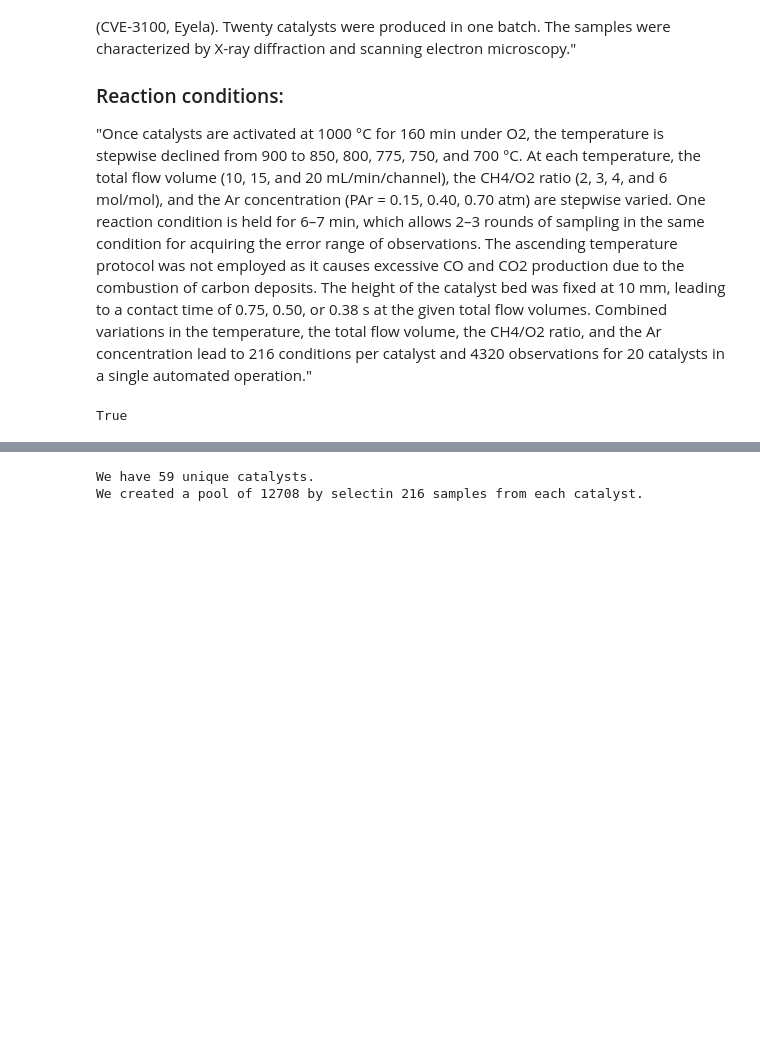
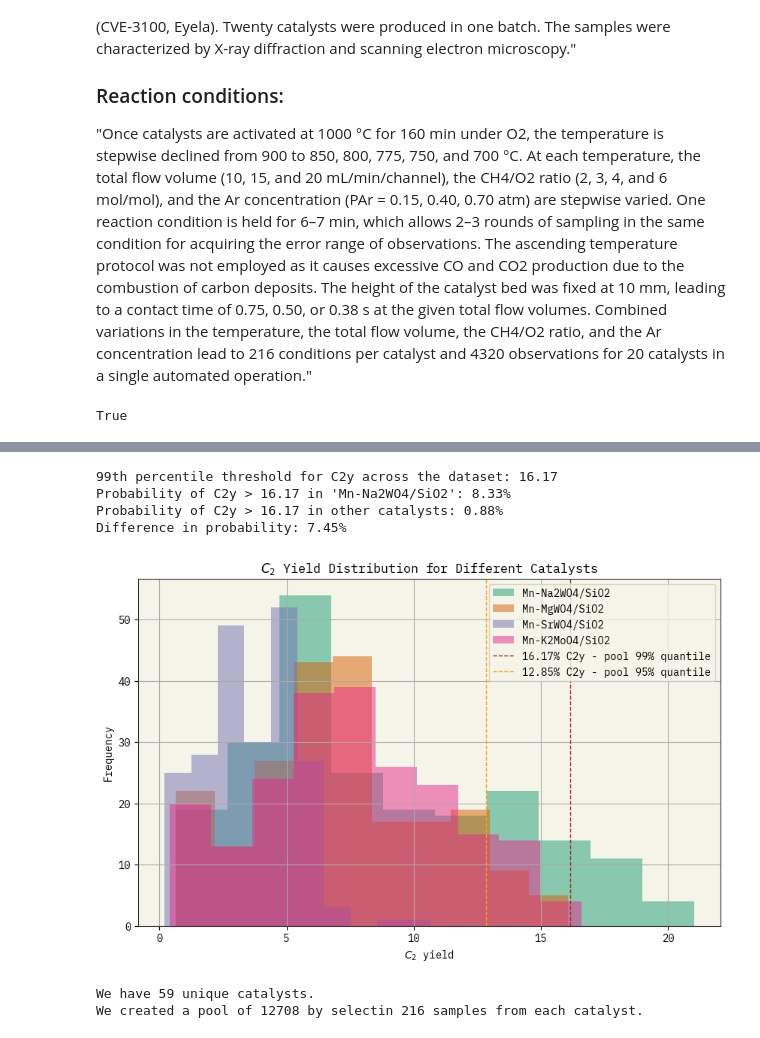
Before and after one commit to ur-whitelab/BO-LIFT, a Jupyter notebook: paper/dataset/make_ocm_dataset.ipynb, the cells around one changed output, grey strips where cells are left out. Drawn from its saved outputs; the diff is of its cells as text; code cells hidden in the pictures; blank space fills up the shorter version.

```diff
--- a/paper/dataset/make_ocm_dataset.ipynb
+++ b/paper/dataset/make_ocm_dataset.ipynb
@@ -66,3 +127,77 @@ array([700, 750, 775, 800, 850, 900])
+# %%
+import pandas as pd
+
+# Assuming df is your original DataFrame
+# Filter out rows where 'react_temp' cannot be converted to numeric
+df = df[pd.to_numeric(df['react_temp'], errors='coerce').notnull()]
+df['react_temp'] = df['react_temp'].astype(float)
+
+# Determine the 99th percentile of C2y in the entire dataset
+percentile_99 = df['C2y'].quantile(0.99)
+
+# Define the target catalyst and filter data
+target_catalyst = "Mn-Na2WO4/SiO2"
+target_data = df[df['name'] == target_catalyst]
+other_data = df[df['name'] != target_catalyst]
+
+# Calculate the counts and probabilities
+target_above_99_count = len(target_data[target_data['C2y'] > percentile_99])
+other_above_99_count = len(other_data[other_data['C2y'] > percentile_99])
+
+target_total_count = len(target_data)
+other_total_count = len(other_data)
+
+prob_target_above_99 = target_above_99_count / target_total_count if target_total_count > 0 else 0
+prob_other_above_99 = other_above_99_count / other_total_count if other_total_count > 0 else 0
+
+# Calculate the difference in probabilities
+prob_difference = prob_target_above_99 - prob_other_above_99
+
+# Display the results
+print(f"99th percentile threshold for C2y across the dataset: {percentile_99:.2f}")
+print(f"Probability of C2y > {percentile_99:.2f} in '{target_catalyst}': {prob_target_above_99:.2%}")
+print(f"Probability of C2y > {percentile_99:.2f} in other catalysts: {prob_other_above_99:.2%}")
+print(f"Difference in probability: {prob_difference:.2%}")
+# %% [output]
+99th percentile threshold for C2y across the dataset: 16.17
+Probability of C2y > 16.17 in 'Mn-Na2WO4/SiO2': 8.33%
+Probability of C2y > 16.17 in other catalysts: 0.88%
+Difference in probability: 7.45%
+# %%
+import matplotlib.pyplot as plt
+import pandas as pd
+
+# Assuming df is your original DataFrame
+# Filter and convert react_temp to float
+filtered_df = filtered_df[pd.to_numeric(filtered_df['react_temp'], errors='coerce').notnull()]
+filtered_df['react_temp'] = filtered_df['react_temp'].astype(float)
+
+# Define the DataFrame and label pairs
+dfs_labels = [
+    (filtered_df, 'Mn-Na2WO4/SiO2'),
+    (df[df['name'] == "Mn-MgWO4/SiO2"], 'Mn-MgWO4/SiO2'),
+    (df[df['name'] == "Mn-SrWO4/SiO2"], 'Mn-SrWO4/SiO2'),
+    (df[df['name'] == "Mn-K2MoO4/SiO2"], 'Mn-K2MoO4/SiO2')
+]
+
+# Plot histograms on the same plot
+plt.figure(figsize=(10, 6))
+
+for df, label in dfs_labels:
+    plt.hist(df['C2y'], alpha=0.5, label=label)
+
+# Add vertical lines at specified C2y values
+plt.axvline(x=16.17, color='brown', linestyle='--', linewidth=1, label='16.17% C2y - pool 99% quantile')
+plt.axvline(x=12.85, color='orange', linestyle='--', linewidth=1, label='12.85% C2y - pool 95% quantile')
+
+plt.xlabel('$C_{2}$ yield')
+plt.ylabel('Frequency')
+plt.title('$C_{2}$ Yield Distribution for Different Catalysts')
+plt.legend()
+plt.grid(True)
+plt.show()
+# %% [output]
+[figure, added]
 # %%
 print(f"We have {len(df['name'].unique())} unique catalysts.")
 filter = 216 # created dataset with 50, 100, 150, and 216 samples per catalyst
```
Also changed, not shown: parts of 4 cells of this notebook, 6 other files.
